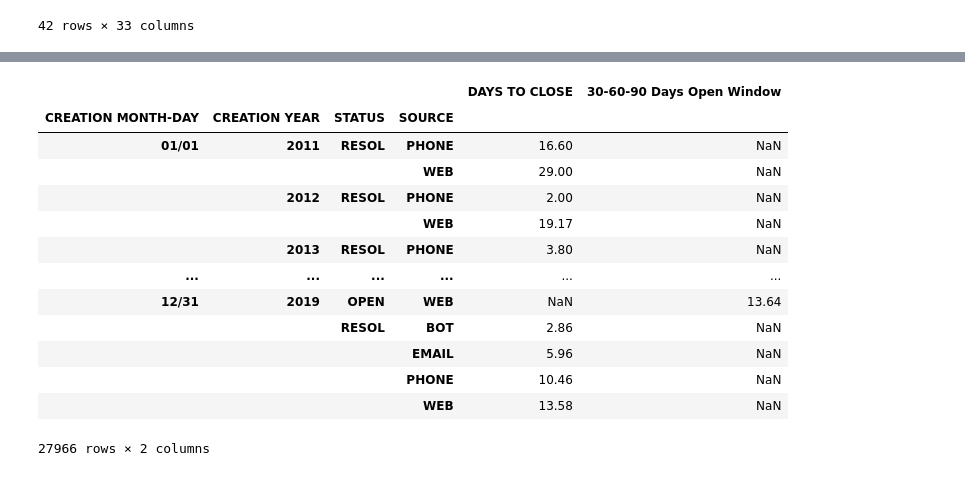
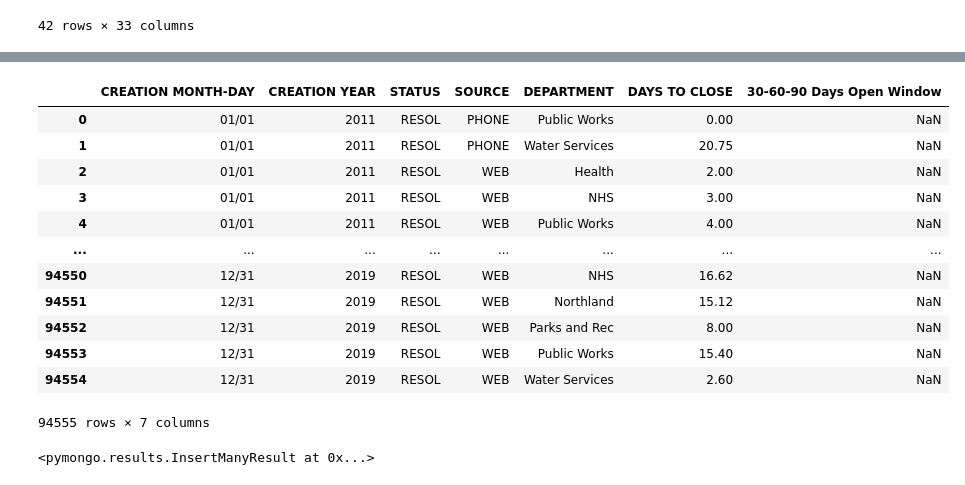
Before and after one commit to Sasmita28/city-service, a Jupyter notebook: City_Data_Cleaning.ipynb, the cells around one changed output, grey strips where cells are left out. Saved outputs shown, nothing was run; the diff lists cells and outputs as text; code cells hidden in the pictures.

```diff
--- a/City_Data_Cleaning.ipynb
+++ b/City_Data_Cleaning.ipynb
@@ -5,6 +6,6 @@ import datetime as dt
 # %%
 #Read in the CSV Data
-data = pd.read_csv('311_Call_Center_Service_Requests.csv')
+data = pd.read_csv('Resources/311_Call_Center_Service_Requests.csv')
 data.head()
 # %% [output]
 |  | CASE ID | SOURCE | DEPARTMENT | WORK GROUP | REQUEST TYPE | CATEGORY | TYPE | DETAIL | CREATION DATE | ... |
@@ -220,7 +246,8 @@ avg_days_to_close
 # %%
 #Calculate Average 'DAYS TO CLOSE' Value for Each Date Filtered by 'STATUS' and 'SOURCE'
-avg_days_to_close_filtered = data.groupby(['CREATION MONTH-DAY', 'CREATION YEAR', 'STATUS', 'SOURCE']).mean()
+avg_days_to_close_filtered = data.groupby(['CREATION MONTH-DAY', 'CREATION YEAR', 'STATUS', 'SOURCE', 'DEPARTMENT']).mean()
 avg_days_to_close_filtered['DAYS TO CLOSE'] = avg_days_to_close_filtered['DAYS TO CLOSE'].round(2)
 avg_days_to_close_filtered['30-60-90 Days Open Window'] = avg_days_to_close_filtered['30-60-90 Days Open Window'].round(2)
+avg_days_to_close_filtered = avg_days_to_close_filtered.reset_index(level=['CREATION MONTH-DAY', 'CREATION YEAR', 'STATUS', 'SOURCE', 'DEPARTMENT'])
 avg_days_to_close_filtered
 # %% [output]
@@ -256,20 +287,43 @@ LONGITUDE                    float64
 dtype: object
 # %%
 #Drop Unneeded Columns
-avg_days_to_close_filtered = avg_days_to_close_filtered[['DAYS TO CLOSE', '30-60-90 Days Open Window']]
+avg_days_to_close_filtered = avg_days_to_close_filtered[['CREATION MONTH-DAY', 'CREATION YEAR', 'STATUS', 'SOURCE', 'DEPARTMENT', 'DAYS TO CLOSE', '30-60-90 Days Open Window']]
 avg_days_to_close_filtered
 # %% [output]
-|  |  |  |  | DAYS TO CLOSE | 30-60-90 Days Open Window |
-| CREATION MONTH-DAY | CREATION YEAR | STATUS | SOURCE |  |  |
-| 01/01 | 2011 | RESOL | PHONE | 16.60 | NaN |
-|  |  |  | WEB | 29.00 | NaN |
-|  | 2012 | RESOL | PHONE | 2.00 | NaN |
-|  |  |  | WEB | 19.17 | NaN |
-|  | 2013 | RESOL | PHONE | 3.80 | NaN |
-| ... | ... | ... | ... | ... | ... |
-| 12/31 | 2019 | OPEN | WEB | NaN | 13.64 |
-|  |  | RESOL | BOT | 2.86 | NaN |
-|  |  |  | EMAIL | 5.96 | NaN |
-|  |  |  | PHONE | 10.46 | NaN |
-|  |  |  | WEB | 13.58 | NaN |
+|  | CREATION MONTH-DAY | CREATION YEAR | STATUS | SOURCE | DEPARTMENT | DAYS TO CLOSE | 30-60-90 Days Open Window |
+| 0 | 01/01 | 2011 | RESOL | PHONE | Public Works | 0.00 | NaN |
+| 1 | 01/01 | 2011 | RESOL | PHONE | Water Services | 20.75 | NaN |
+| 2 | 01/01 | 2011 | RESOL | WEB | Health | 2.00 | NaN |
+| 3 | 01/01 | 2011 | RESOL | WEB | NHS | 3.00 | NaN |
+| 4 | 01/01 | 2011 | RESOL | WEB | Public Works | 4.00 | NaN |
+| ... | ... | ... | ... | ... | ... | ... | ... |
+| 94550 | 12/31 | 2019 | RESOL | WEB | NHS | 16.62 | NaN |
+| 94551 | 12/31 | 2019 | RESOL | WEB | Northland | 15.12 | NaN |
+| 94552 | 12/31 | 2019 | RESOL | WEB | Parks and Rec | 8.00 | NaN |
+| 94553 | 12/31 | 2019 | RESOL | WEB | Public Works | 15.40 | NaN |
+| 94554 | 12/31 | 2019 | RESOL | WEB | Water Services | 2.60 | NaN |
-27966 rows × 2 columns
+94555 rows × 7 columns
+# %%
+# get the data
+citi_avg_filtered_df = avg_days_to_close_filtered
+citi_avg_filtered_df_mod = citi_avg_filtered_df[['CREATION MONTH-DAY', 'CREATION YEAR', 'STATUS', 'SOURCE', 'DEPARTMENT', 'DAYS TO CLOSE', '30-60-90 Days Open Window']]
+
+
+# Setup connection to mongodb
+conn = "mongodb://localhost:27017"
+client = pymongo.MongoClient(conn)
+
+# Select database and collection to use
+db = client.citi_data
+calls_avg_filtered = db.calls_avg_filtered
+
+#Create Dictionary with Data
+data_avg_filtered = citi_avg_filtered_df_mod.to_dict(orient='records')  # Here's our added param..
+
+#Remove Existing Documents from Collection
+calls_avg_filtered.remove()
+
+#Insert Existing Documents into Collection
+calls_avg_filtered.insert_many(data_avg_filtered)
+# %% [output]
+<pymongo.results.InsertManyResult at 0x...>
```
Also changed, not shown: parts of 7 cells of this notebook, 7 other files.
